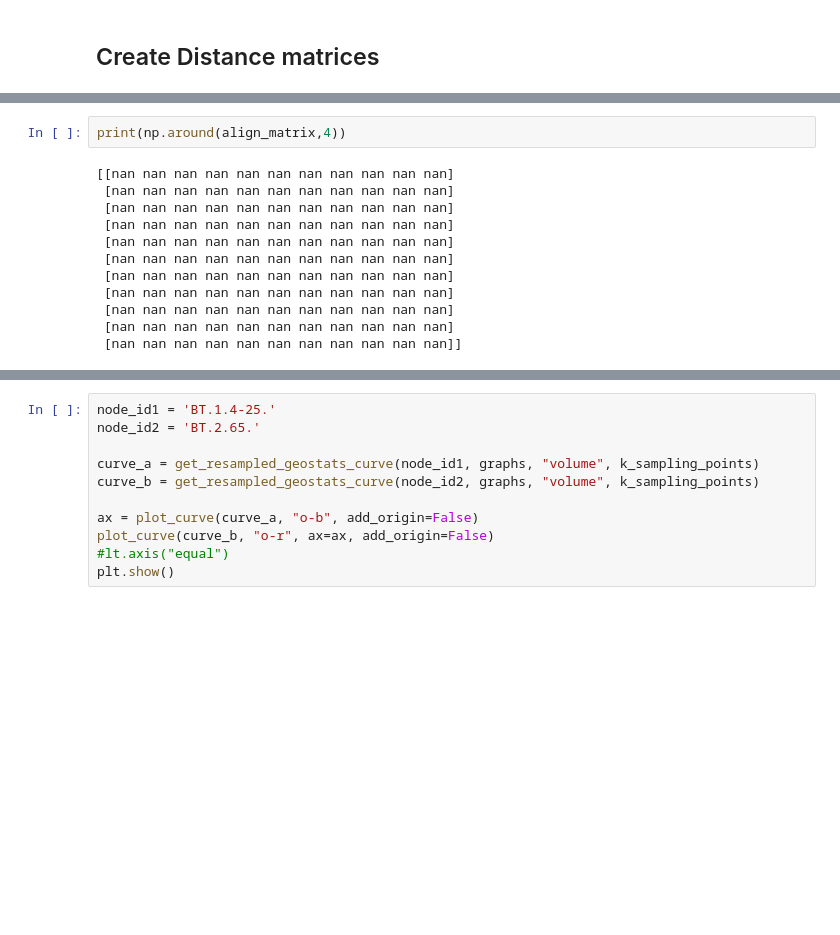
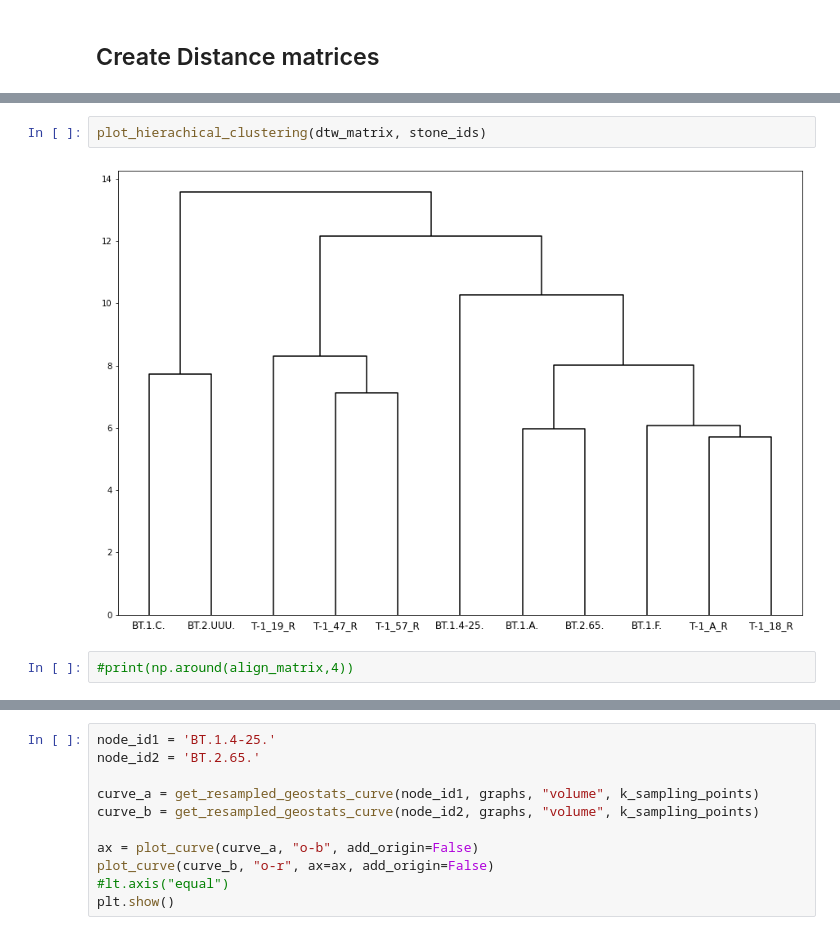
Before and after one commit to MATH-Hackathon-23-24/P2-Geometric-Learning, a Jupyter notebook: properties_and_sequence.ipynb, the cells around one changed output, grey strips where cells are left out. Drawn from its saved outputs; the diff is of its cells as text; blank space fills up the shorter version.

```diff
--- a/properties_and_sequence.ipynb
+++ b/properties_and_sequence.ipynb
@@ -158,14 +159,6 @@ print(dtw_matrix)
+# %%
+plot_hierachical_clustering(dtw_matrix, stone_ids)
+# %% [output]
+[figure, added]
 # %%
-print(np.around(align_matrix,4))
+#print(np.around(align_matrix,4))
-# %% [output]
-[[nan nan nan nan nan nan nan nan nan nan nan]
- [nan nan nan nan nan nan nan nan nan nan nan]
- [nan nan nan nan nan nan nan nan nan nan nan]
- [nan nan nan nan nan nan nan nan nan nan nan]
- [nan nan nan nan nan nan nan nan nan nan nan]
- [nan nan nan nan nan nan nan nan nan nan nan]
- [nan nan nan nan nan nan nan nan nan nan nan]
- [nan nan nan nan nan nan nan nan nan nan nan]
- [nan nan nan nan nan nan nan nan nan nan nan]
- [nan nan nan nan nan nan nan nan nan nan nan]
- [nan nan nan nan nan nan nan nan nan nan nan]]
```
Also changed, not shown: parts of 13 cells of this notebook, 12 other files.
